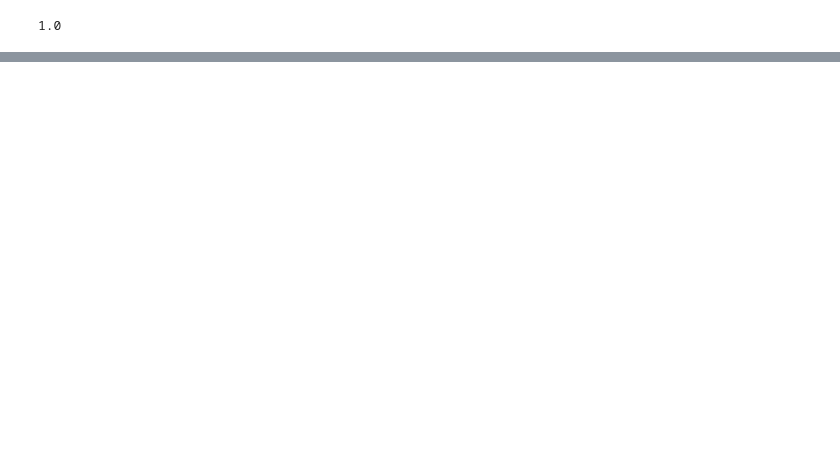
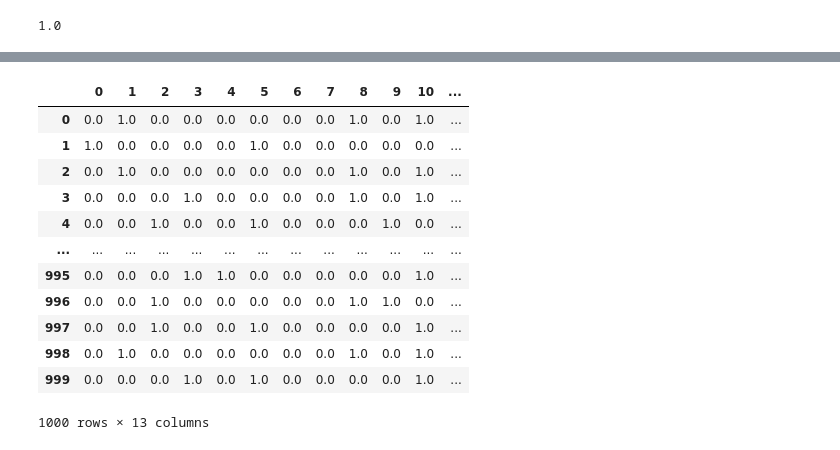
Before and after one commit to Dharshansk16/Machine-Learning-Data-Modelling-, a Jupyter notebook: Scikit_Learn/Introduction_to_scikit-learn.ipynb, the cells around one changed output, grey strips where cells are left out. Cells and saved outputs as stored; diff of their text form; code cells hidden in the pictures; blank space fills up the shorter version.

Commit message:
Regression Models sklearn

```diff
--- a/Scikit_Learn/Introduction_to_scikit-learn.ipynb
+++ b/Scikit_Learn/Introduction_to_scikit-learn.ipynb
@@ -172,0 +179,4 @@ loaded_model.score(x_test, y_test)
+# %%
+#1.1 Make sure all data is numerical
+car_sales = pd.read_csv("../datasets/car-sales-extended.csv")
+car_sales.head()
@@ -172,0 +194,22 @@ loaded_model.score(x_test, y_test)
+# %%
+#step 1: split the data to x and y
+X = car_sales.drop("Price", axis=1)
+Y= car_sales["Price"]
+
+#split into training set
+X_train , X_test , Y_train , Y_test = train_test_split(X, Y , test_size=0.2)
+# %%
+#We need to convert all the values to numeric values
+#Turn the catergories into numbers
+from sklearn.preprocessing import OneHotEncoder
+from sklearn.compose import ColumnTransformer
+
+categorical_features = ["Make", "Colour", "Doors"]
+#Doors is numeric but it can be classified into different categories like 4 doors , 3 doors , 5 doors
+one_hot = OneHotEncoder()
+transformer = ColumnTransformer([("one_hot",
+                                  one_hot,
+                                  categorical_features)],
+                                  remainder="passthrough")
+transformed_X = transformer.fit_transform(X)
+transformed_X
@@ -172,0 +230,16 @@ loaded_model.score(x_test, y_test)
+# %%
+pd.DataFrame(transformed_X)
+# %% [output]
+|  | 0 | 1 | 2 | 3 | 4 | 5 | 6 | 7 | 8 | 9 | 10 | ... |
+| 0 | 0.0 | 1.0 | 0.0 | 0.0 | 0.0 | 0.0 | 0.0 | 0.0 | 1.0 | 0.0 | 1.0 | ... |
+| 1 | 1.0 | 0.0 | 0.0 | 0.0 | 0.0 | 1.0 | 0.0 | 0.0 | 0.0 | 0.0 | 0.0 | ... |
+| 2 | 0.0 | 1.0 | 0.0 | 0.0 | 0.0 | 0.0 | 0.0 | 0.0 | 1.0 | 0.0 | 1.0 | ... |
+| 3 | 0.0 | 0.0 | 0.0 | 1.0 | 0.0 | 0.0 | 0.0 | 0.0 | 1.0 | 0.0 | 1.0 | ... |
+| 4 | 0.0 | 0.0 | 1.0 | 0.0 | 0.0 | 1.0 | 0.0 | 0.0 | 0.0 | 1.0 | 0.0 | ... |
+| ... | ... | ... | ... | ... | ... | ... | ... | ... | ... | ... | ... | ... |
+| 995 | 0.0 | 0.0 | 0.0 | 1.0 | 1.0 | 0.0 | 0.0 | 0.0 | 0.0 | 0.0 | 1.0 | ... |
+| 996 | 0.0 | 0.0 | 1.0 | 0.0 | 0.0 | 0.0 | 0.0 | 0.0 | 1.0 | 1.0 | 0.0 | ... |
+| 997 | 0.0 | 0.0 | 1.0 | 0.0 | 0.0 | 1.0 | 0.0 | 0.0 | 0.0 | 0.0 | 1.0 | ... |
+| 998 | 0.0 | 1.0 | 0.0 | 0.0 | 0.0 | 0.0 | 0.0 | 0.0 | 1.0 | 0.0 | 1.0 | ... |
+| 999 | 0.0 | 0.0 | 0.0 | 1.0 | 0.0 | 1.0 | 0.0 | 0.0 | 0.0 | 0.0 | 1.0 | ... |
+1000 rows × 13 columns
```
Also changed, not shown: parts of 55 cells of this notebook, 6 other files.
